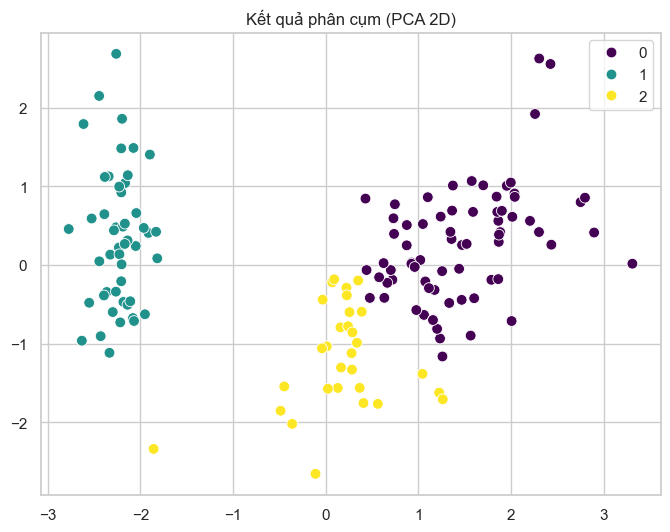
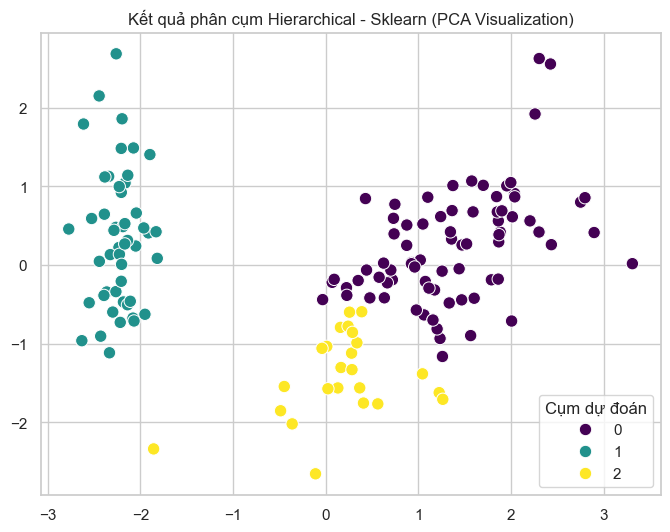
The change to this notebook cell's code, shown as a diff; its figure went from the first image to the second:
--- before
+++ after
@@ -1,8 +1,10 @@
 # 5.2 Trực quan hóa với PCA
+
 pca = PCA(n_components=2)
 X_pca = pca.fit_transform(X_scaled)
 
 plt.figure(figsize=(8, 6))
-sns.scatterplot(x=X_pca[:, 0], y=X_pca[:, 1], hue=cluster_labels, palette='viridis', s=60)
-plt.title("Kết quả phân cụm (PCA 2D)")
+sns.scatterplot(x=X_pca[:, 0], y=X_pca[:, 1], hue=cluster_labels, palette='viridis', s=80, edgecolor='w')
+plt.title("Kết quả phân cụm Hierarchical - Sklearn (PCA Visualization)")
+plt.legend(title='Cụm dự đoán')
 plt.show()

Commit: Add files via upload